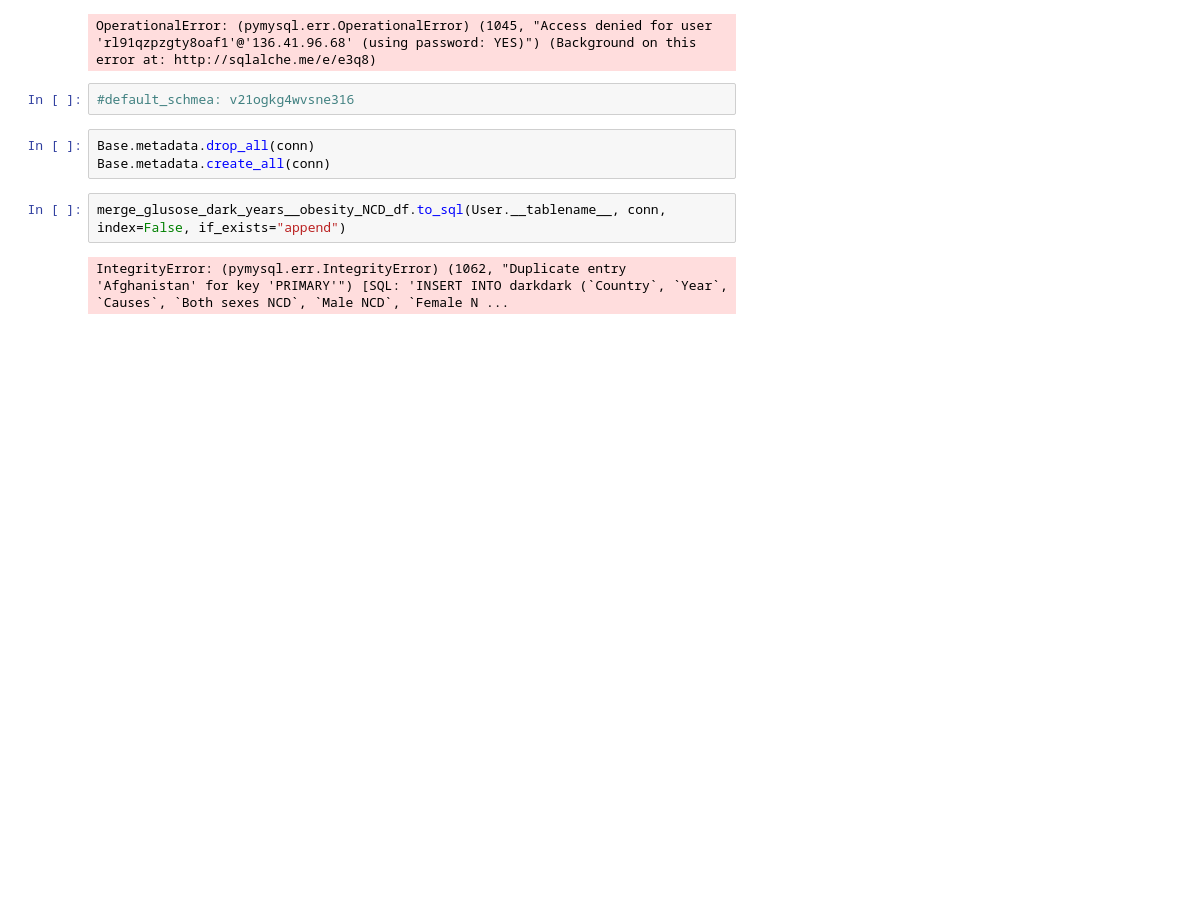
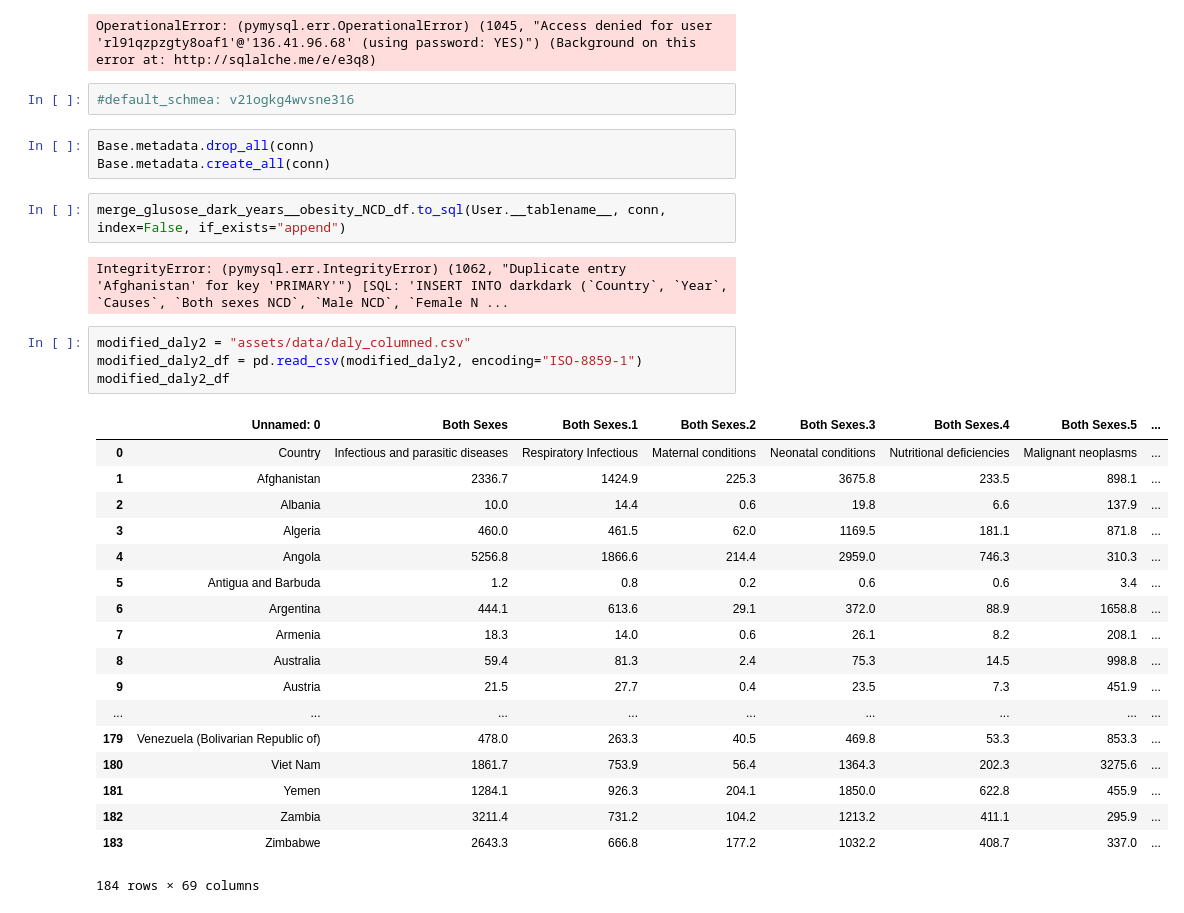
Before and after one commit to jasminajovanovic/somethingdark, a Jupyter notebook: Merging_All_Datas.ipynb, the cells around one changed output. Saved outputs shown, nothing was run; the diff lists cells and outputs as text; blank space fills up the shorter version.

```diff
--- a/Merging_All_Datas.ipynb
+++ b/Merging_All_Datas.ipynb
@@ -362,3 +365,26 @@ Base.metadata.create_all(conn)
 merge_glusose_dark_years__obesity_NCD_df.to_sql(User.__tablename__, conn, index=False, if_exists="append")
 # %% [output]
 IntegrityError: (pymysql.err.IntegrityError) (1062, "Duplicate entry 'Afghanistan' for key 'PRIMARY'") [SQL: 'INSERT INTO darkdark (`Country`, `Year`, `Causes`, `Both sexes NCD`, `Male NCD`, `Female N ...
+# %%
+modified_daly2 = "assets/data/daly_columned.csv"
+modified_daly2_df = pd.read_csv(modified_daly2, encoding="ISO-8859-1")
+modified_daly2_df
+# %% [output]
+|  | Unnamed: 0 | Both Sexes | Both Sexes.1 | Both Sexes.2 | Both Sexes.3 | Both Sexes.4 | Both Sexes.5 | ... |
+| 0 | Country | Infectious and parasitic diseases | Respiratory Infectious | Maternal conditions | Neonatal conditions | Nutritional deficiencies | Malignant neoplasms | ... |
+| 1 | Afghanistan | 2336.7 | 1424.9 | 225.3 | 3675.8 | 233.5 | 898.1 | ... |
+| 2 | Albania | 10.0 | 14.4 | 0.6 | 19.8 | 6.6 | 137.9 | ... |
+| 3 | Algeria | 460.0 | 461.5 | 62.0 | 1169.5 | 181.1 | 871.8 | ... |
+| 4 | Angola | 5256.8 | 1866.6 | 214.4 | 2959.0 | 746.3 | 310.3 | ... |
+| 5 | Antigua and Barbuda | 1.2 | 0.8 | 0.2 | 0.6 | 0.6 | 3.4 | ... |
+| 6 | Argentina | 444.1 | 613.6 | 29.1 | 372.0 | 88.9 | 1658.8 | ... |
+| 7 | Armenia | 18.3 | 14.0 | 0.6 | 26.1 | 8.2 | 208.1 | ... |
+| 8 | Australia | 59.4 | 81.3 | 2.4 | 75.3 | 14.5 | 998.8 | ... |
+| 9 | Austria | 21.5 | 27.7 | 0.4 | 23.5 | 7.3 | 451.9 | ... |
+| ... | ... | ... | ... | ... | ... | ... | ... | ... |
+| 179 | Venezuela (Bolivarian Republic of) | 478.0 | 263.3 | 40.5 | 469.8 | 53.3 | 853.3 | ... |
+| 180 | Viet Nam | 1861.7 | 753.9 | 56.4 | 1364.3 | 202.3 | 3275.6 | ... |
+| 181 | Yemen | 1284.1 | 926.3 | 204.1 | 1850.0 | 622.8 | 455.9 | ... |
+| 182 | Zambia | 3211.4 | 731.2 | 104.2 | 1213.2 | 411.1 | 295.9 | ... |
+| 183 | Zimbabwe | 2643.3 | 666.8 | 177.2 | 1032.2 | 408.7 | 337.0 | ... |
+184 rows × 69 columns
```
Also changed, not shown: parts of 4 cells of this notebook, 8 other files.
